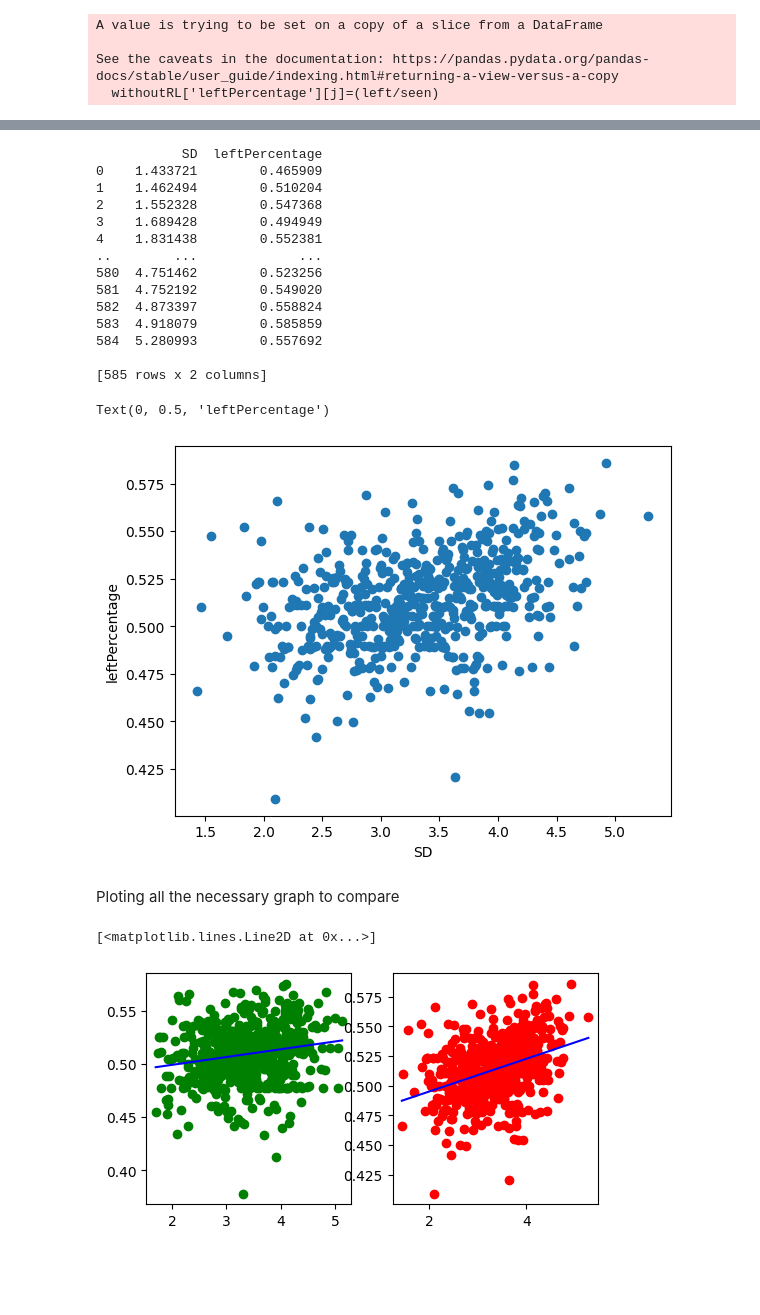
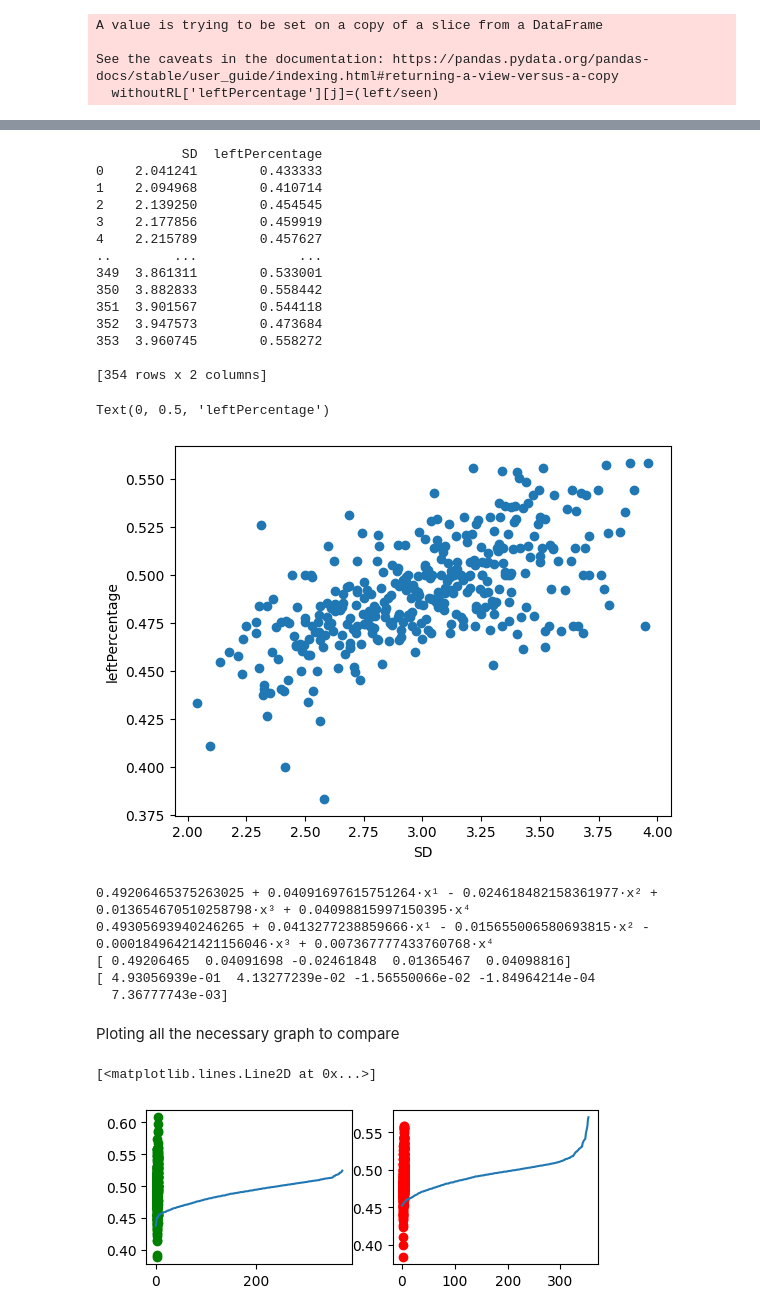
Before and after one commit to Autoffic/rl-metric-calculation, a Jupyter notebook: metricGenerator.ipynb, the cells around one changed output, grey strips where cells are left out. Cells and saved outputs as stored; diff of their text form; code cells hidden in the pictures; blank space fills up the shorter version.

Commit message:
Using best fit curve with multiple degree.

```diff
--- a/metricGenerator.ipynb
+++ b/metricGenerator.ipynb
@@ -12,3 +7,10 @@ IndexError: positional indexers are out-of-bounds
+# %%
+current_dir = Path("./").resolve()
+csvs_location = Path(str(current_dir) + "/csvs").resolve()
+csv_id = 4
+
+withRL = pd.read_csv(str(Path(str(csvs_location) + f"/log-output-rl-id_{csv_id}.csv").resolve()), sep=';')
+withRL = withRL.iloc[:,[-3,-4]]
 # %%
 withRL['SD'] = 0
 # %%
@@ -83,2 +83,10 @@ withoutRL = pd.read_csv("./log-output-no-rl-1668660110.735033.csv",sep=';')
+# %%
+# withoutRL = pd.read_csv("./log-output-no-rl-1668660110.735033.csv",sep=';')
+
+current_dir = Path("./").resolve()
+csvs_location = Path(str(current_dir) + "/csvs").resolve()
+csv_id = 4
+
+withoutRL = pd.read_csv(str(Path(str(csvs_location) + f"/log-output-no-rl-id_{csv_id}.csv").resolve()), sep=';')
 # %%
 withoutRL['SD'] = 0
@@ -143,23 +141,23 @@ withoutRL = withoutRL.groupby(by="SD",level = None).mean().reset_index()
 print(withoutRL)
 # %% [output]
            SD  leftPercentage
-0    1.433721        0.465909
-1    1.462494        0.510204
-2    1.552328        0.547368
-3    1.689428        0.494949
-4    1.831438        0.552381
+0    2.041241        0.433333
+1    2.094968        0.410714
+2    2.139250        0.454545
+3    2.177856        0.459919
+4    2.215789        0.457627
 ..        ...             ...
-580  4.751462        0.523256
-581  4.752192        0.549020
-582  4.873397        0.558824
-583  4.918079        0.585859
-584  5.280993        0.557692
+349  3.861311        0.533001
+350  3.882833        0.558442
+351  3.901567        0.544118
+352  3.947573        0.473684
+353  3.960745        0.558272
 
-[585 rows x 2 columns]
+[354 rows x 2 columns]
 # %%
 plt.scatter(withoutRL['SD'],withoutRL['leftPercentage'])
 plt.xlabel('SD')
 plt.ylabel('leftPercentage')
 # %% [output]
 Text(0, 0.5, 'leftPercentage')
-[figure, old version]
+[figure, new version]
@@ -169,14 +164,42 @@ mwithoutRL,bwithoutRL = np.polyfit(withoutRL['SD'],withoutRL['leftPercentage'],1
+# %%
+# mwithRL,bwithRL = np.polyfit(withRL['SD'],withRL['leftPercentage'],1)
+# mwithoutRL,bwithoutRL = np.polyfit(withoutRL['SD'],withoutRL['leftPercentage'],1)
+
+rl_poly = np.polynomial.Polynomial.fit(withRL['SD'], withRL['leftPercentage'], 4)
+norl_poly = np.polynomial.Polynomial.fit(withoutRL['SD'], withoutRL['leftPercentage'], 4)
+
+print(rl_poly)
+print(norl_poly)
+
+aWithRL, bWithRL, cWithRL, dWithRL, eWithRL= rl_poly.coef
+aWithoutRL, bWithoutRL, cWithoutRL, dWithoutRL, eWithoutRL= norl_poly.coef
+
+print(rl_poly.coef)
+print(norl_poly.coef)
+# %% [output]
+0.49206465375263025 + 0.04091697615751264·x¹ - 0.024618482158361977·x² +
+0.013654670510258798·x³ + 0.04098815997150395·x⁴
+0.49305693940246265 + 0.0413277238859666·x¹ - 0.015655006580693815·x² -
+0.00018496421421156046·x³ + 0.007367777433760768·x⁴
+[ 0.49206465  0.04091698 -0.02461848  0.01365467  0.04098816]
+[ 4.93056939e-01  4.13277239e-02 -1.56550066e-02 -1.84964214e-04
+  7.36777743e-03]
 # %% [markdown]
 Ploting all the necessary graph to compare
 # %%
-plt.figure(figsize=(9,3))
+plt.figure(figsize=(9,2))
 plt.subplot(131)
 plt.scatter(withRL['SD'],withRL['leftPercentage'],color="g")
-plt.plot(withRL['SD'],mwithRL*withRL["SD"]+bwithRL,color="b")
+
+sd_values_withRL = withRL['SD']
+plt.plot(norl_poly(sd_values_withRL))
+
 plt.subplot(132)
 plt.scatter(withoutRL['SD'],withoutRL['leftPercentage'],color="r")
-plt.plot(withoutRL['SD'],mwithoutRL*withoutRL["SD"]+bwithoutRL,color="b")
+
+sd_values_withoutRL = withoutRL['SD']
+plt.plot(rl_poly(sd_values_withoutRL))
 # %% [output]
 [<matplotlib.lines.Line2D at 0x...>]
-[figure, old version]
+[figure, new version]
 # %%
```
Also changed, not shown: parts of 12 cells of this notebook, 2 other files.
